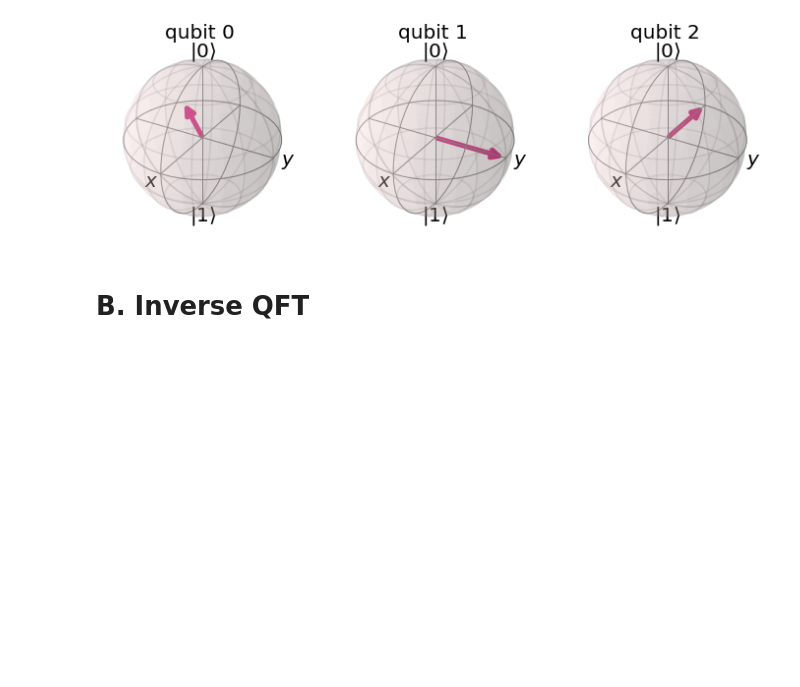
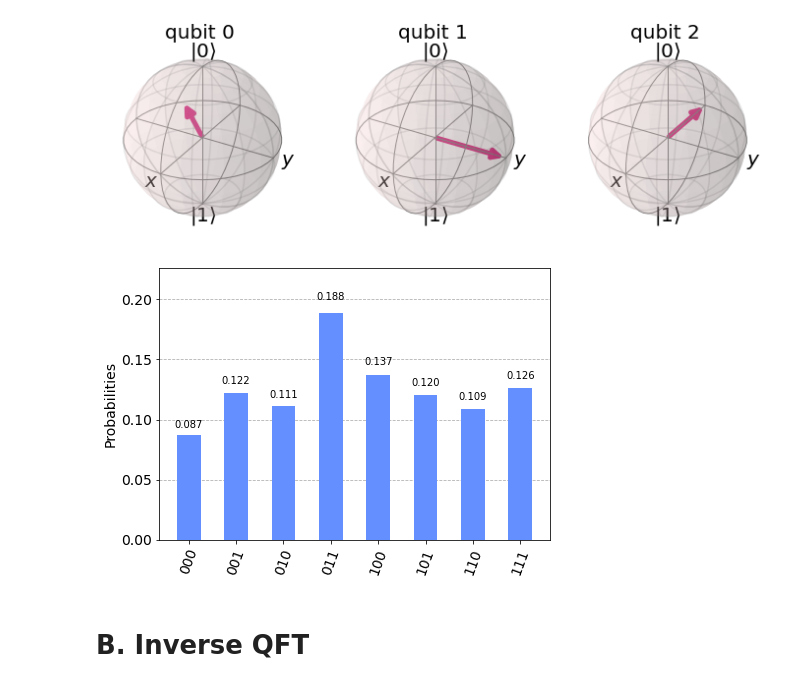
Before and after one commit to xuanlutw/Phys-8148-Quantum-Computing-Experiment-and-Implementation, a Jupyter notebook: 8.QFT.ipynb, the cells around one changed output. Cells and saved outputs as stored; diff of their text form; code cells hidden in the pictures; blank space fills up the shorter version.

```diff
--- a/8.QFT.ipynb
+++ b/8.QFT.ipynb
@@ -119,9 +78,19 @@ The M attribute was deprecated in Matplotlib 3.4 and will be removed two minor r
   x_s, y_s, _ = proj3d.proj_transform(xs3d, ys3d, zs3d, renderer.M)
 [figure]
 # %%
-qc = QuantumCircuit(3)
+qc = QuantumCircuit(3, 3)
 
 qc.x(0)
 qc.x(2)
 
 qft(qc, 3)
+
+for i in range(3):
+    qc.measure(i, i)
+
+job    = execute(qc, provider.get_backend('ibmq_bogota'), shots = 1000)
+result = job.result()
+counts = result.get_counts(qc)
+plot_histogram(counts)
+# %% [output]
+[figure, added]
```
Also changed, not shown: parts of 31 cells of this notebook.
